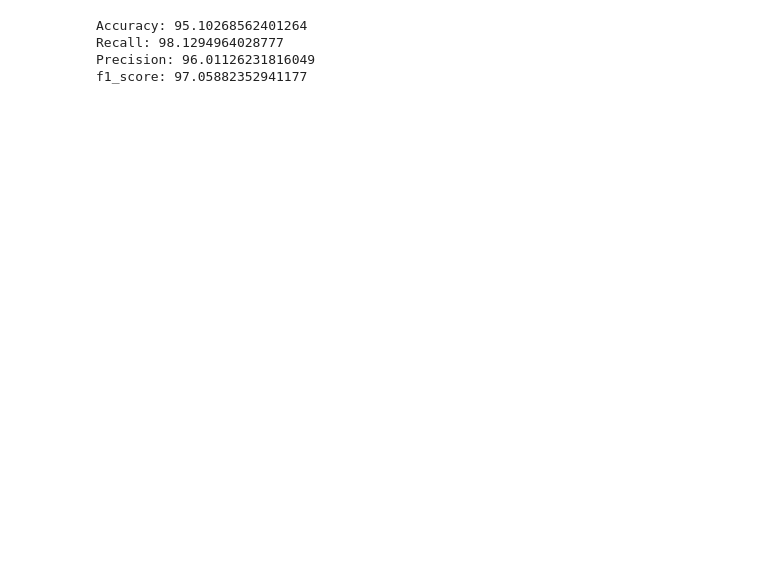
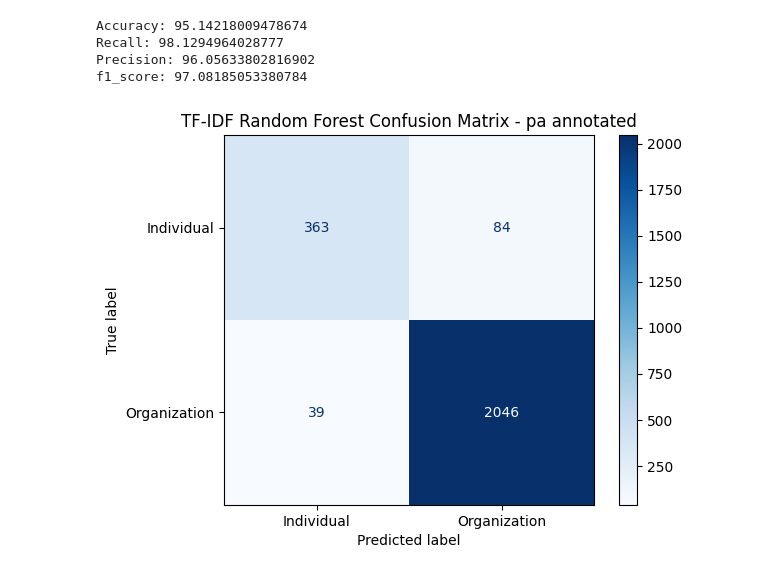
Before and after one commit to satadisha/ner_congressional_records, a Jupyter notebook: RandomForestClassifier-TFIDF.ipynb, the cells around one changed output. Saved outputs shown, nothing was run; the diff lists cells and outputs as text; code cells hidden in the pictures; blank space fills up the shorter version.

```diff
--- a/RandomForestClassifier-TFIDF.ipynb
+++ b/RandomForestClassifier-TFIDF.ipynb
@@ -23,22 +32,33 @@ X_train, X_val, y_train, y_val = train_test_split(X, y, test_size = 0.25, random
 # %%
 rfc = RandomForestClassifier()
 rfc.fit(X_train, y_train)
-predicted = rfc.predict(X_val)
+predicted_y = rfc.predict(X_val)
 # %%
-accuracy = accuracy_score(y_val, predicted) * 100
+accuracy = accuracy_score(y_val, predicted_y) * 100
 
-recall = recall_score(y_val, predicted) * 100
+recall = recall_score(y_val, predicted_y) * 100
 
-precision = precision_score(y_val, predicted) * 100
+precision = precision_score(y_val, predicted_y) * 100
 
-f1= f1_score(y_val, predicted) * 100
+f1= f1_score(y_val, predicted_y) * 100
 
 print("Accuracy:", accuracy)
 print("Recall:", recall)
 print("Precision:", precision)
 print("f1_score:", f1)
 # %% [output]
-Accuracy: 95.10268562401264
+Accuracy: 95.14218009478674
 Recall: 98.1294964028777
-Precision: 96.01126231816049
-f1_score: 97.05882352941177
+Precision: 96.05633802816902
+f1_score: 97.08185053380784
+# %%
+from sklearn.metrics import confusion_matrix, ConfusionMatrixDisplay
+import matplotlib.pyplot as plt
+#Confusion matrix
+cm = confusion_matrix(y_val, predicted_y, labels=[0, 1])
+disp = ConfusionMatrixDisplay(confusion_matrix=cm, display_labels=['Individual', 'Organization'])
+disp.plot(cmap=plt.cm.Blues)
+plt.title("TF-IDF Random Forest Confusion Matrix - pa annotated")
+plt.show()
+# %% [output]
+[figure, added]
```
Also changed, not shown: parts of 2 cells of this notebook.
